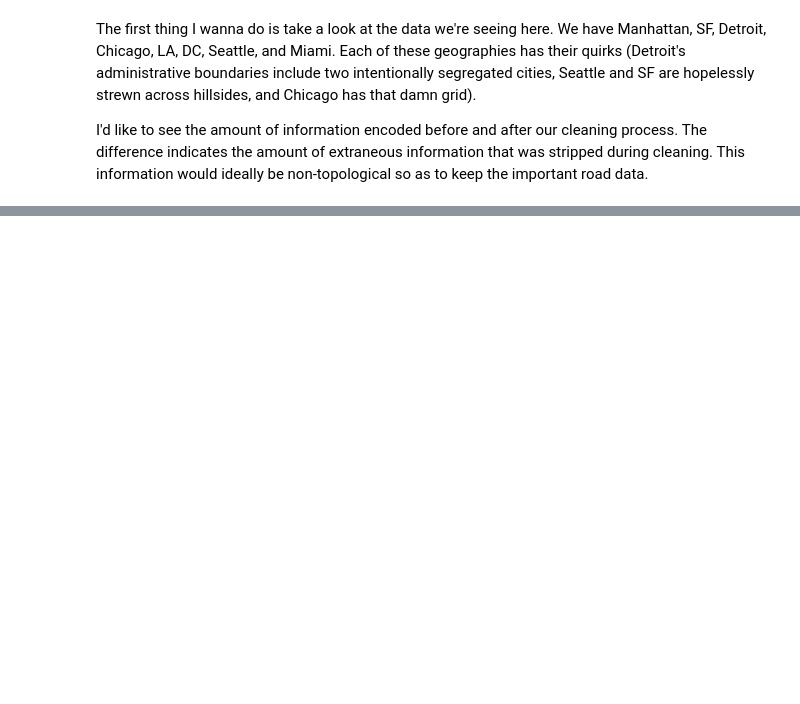
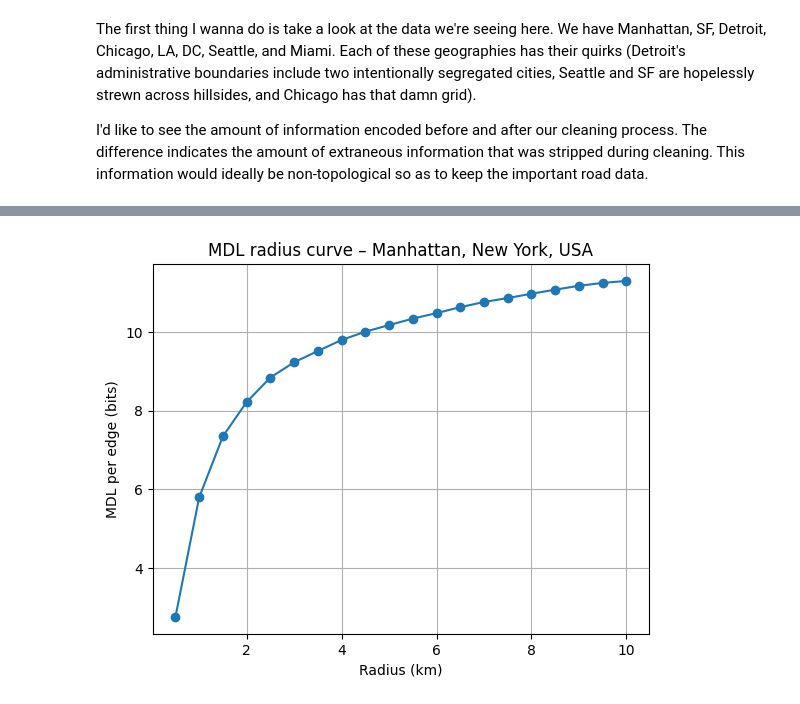
Before and after one commit to kennonstewart/urban-complexity-analysis, a Jupyter notebook: analysis.ipynb, the cells around one changed output, grey strips where cells are left out. Drawn from its saved outputs; the diff is of its cells as text; code cells hidden in the pictures; blank space fills up the shorter version.

Commit message:
loading latest results

```diff
--- a/analysis.ipynb
+++ b/analysis.ipynb
@@ -78,0 +179,46 @@ for place in map_data:
+# %%
+def plot_mdl_radius(mdl_df, place):
+    df = mdl_df[mdl_df["place"] == place].sort_values("radius_m")
+    plt.figure()
+    plt.plot(df["radius_m"] / 1000, df["mdl_per_edge"], marker="o")
+    plt.xlabel("Radius (km)")
+    plt.ylabel("MDL per edge (bits)")
+    plt.title(f"MDL radius curve – {place}")
+    plt.grid(True)
+    plt.show()
+# %%
+all_radius_rows = []
+for place, G in map_data.items():
+    center_lon, center_lat = get_city_center(G)
+    radii_m = make_radii(max_km=10, step_km=0.5)
+
+    radius_subgraphs = compute_radius_subgraphs(G, center_lon, center_lat, radii_m)
+
+    for r, G_r in radius_subgraphs:
+        stats = mdl_stats(G_r)
+        stats.update({
+            "place": place,
+            "radius_m": r,
+        })
+        all_radius_rows.append(stats)
+
+# save experiment results
+mdl_radius_df = pd.DataFrame(all_radius_rows)
+mdl_radius_df.to_csv("mdl_radius_results.csv", index=False)
+# %%
+import matplotlib.pyplot as plt
+
+def plot_mdl_radius(mdl_df, place):
+    df = mdl_df[mdl_df["place"] == place].sort_values("radius_m")
+    plt.figure()
+    plt.plot(df["radius_m"] / 1000, df["mdl_per_edge"], marker="o")
+    plt.xlabel("Radius (km)")
+    plt.ylabel("MDL per edge (bits)")
+    plt.title(f"MDL radius curve – {place}")
+    plt.grid(True)
+    plt.show()
+# %%
+for place, G in map_data.items():
+    plot_mdl_radius(mdl_radius_df, place)
+# %% [output]
+[figure, added]
```
Also changed, not shown: parts of 5 cells of this notebook, 15 other files.
